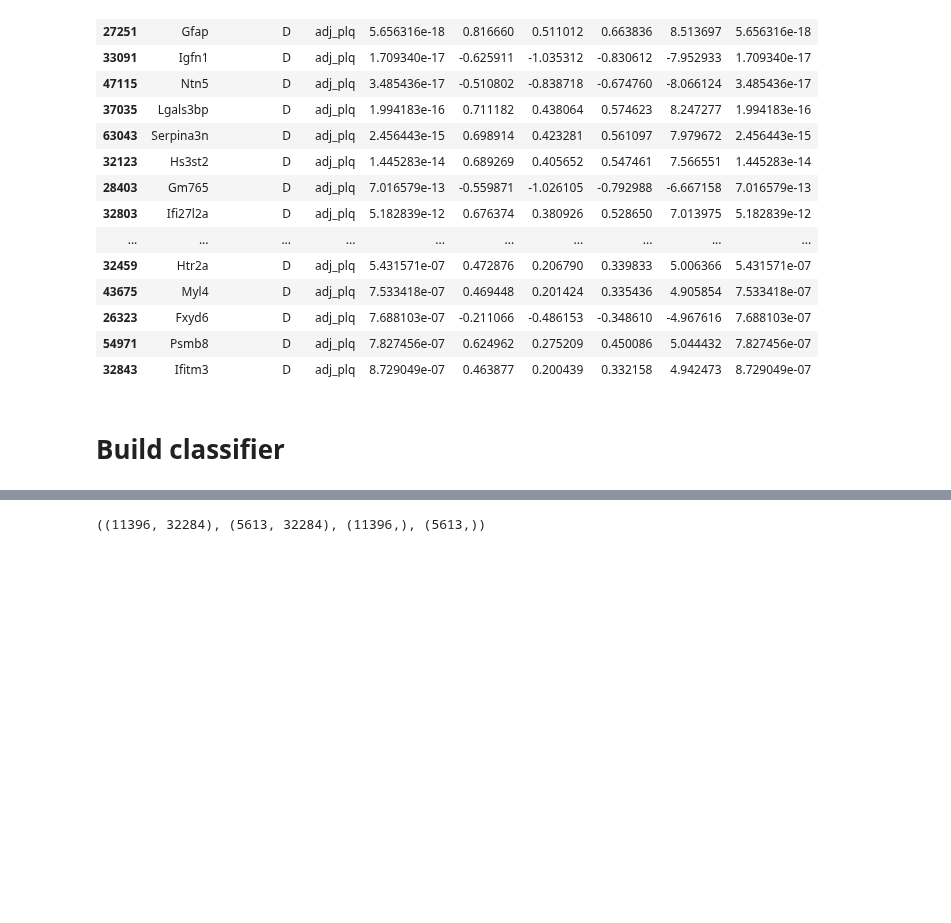
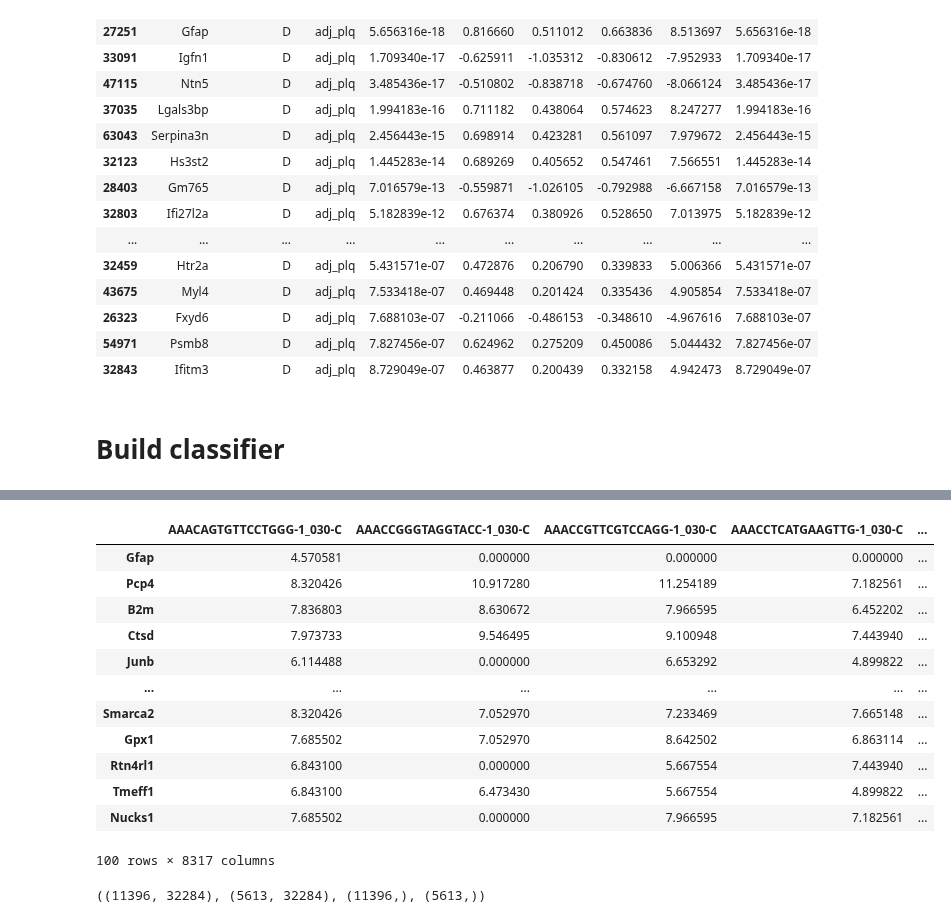
Before and after one commit to dmnburrows/spatial_transcriptomics, a Jupyter notebook: plaque_classify.ipynb, the cells around one changed output, grey strips where cells are left out. Saved outputs shown, nothing was run; the diff lists cells and outputs as text; code cells hidden in the pictures; blank space fills up the shorter version.

Commit message:
Filtering data by DEgenes

```diff
--- a/plaque_classify.ipynb
+++ b/plaque_classify.ipynb
@@ -359,3 +375,21 @@ var1 = np.cumsum(np.round(pca.explained_variance_ratio_, decimals=4)*100)
+# %%
+#Filter CPMmat with DE genes
+sub_gm = logcpm.loc[top_de['primerid']]
+sub_gm
+# %% [output]
+|  | AAACAGTGTTCCTGGG-1_030-C | AAACCGGGTAGGTACC-1_030-C | AAACCGTTCGTCCAGG-1_030-C | AAACCTCATGAAGTTG-1_030-C | ... |
+| Gfap | 4.570581 | 0.000000 | 0.000000 | 0.000000 | ... |
+| Pcp4 | 8.320426 | 10.917280 | 11.254189 | 7.182561 | ... |
+| B2m | 7.836803 | 8.630672 | 7.966595 | 6.452202 | ... |
+| Ctsd | 7.973733 | 9.546495 | 9.100948 | 7.443940 | ... |
+| Junb | 6.114488 | 0.000000 | 6.653292 | 4.899822 | ... |
+| ... | ... | ... | ... | ... | ... |
+| Smarca2 | 8.320426 | 7.052970 | 7.233469 | 7.665148 | ... |
+| Gpx1 | 7.685502 | 7.052970 | 8.642502 | 6.863114 | ... |
+| Rtn4rl1 | 6.843100 | 0.000000 | 5.667554 | 7.443940 | ... |
+| Tmeff1 | 6.843100 | 6.473430 | 5.667554 | 4.899822 | ... |
+| Nucks1 | 7.685502 | 0.000000 | 7.966595 | 7.182561 | ... |
+100 rows × 8317 columns
 # %%
 # classify plaque or no plaque spots based gene expression
 #----------------------------------------------------------------------
```
Also changed, not shown: parts of 9 cells of this notebook, 1 other file.
